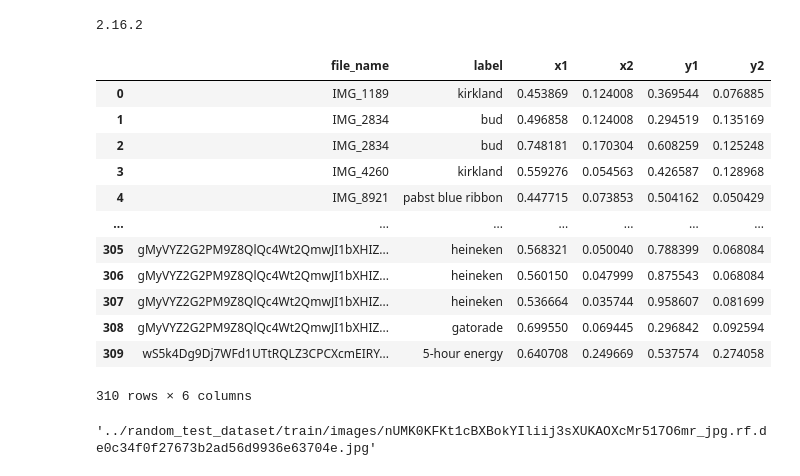
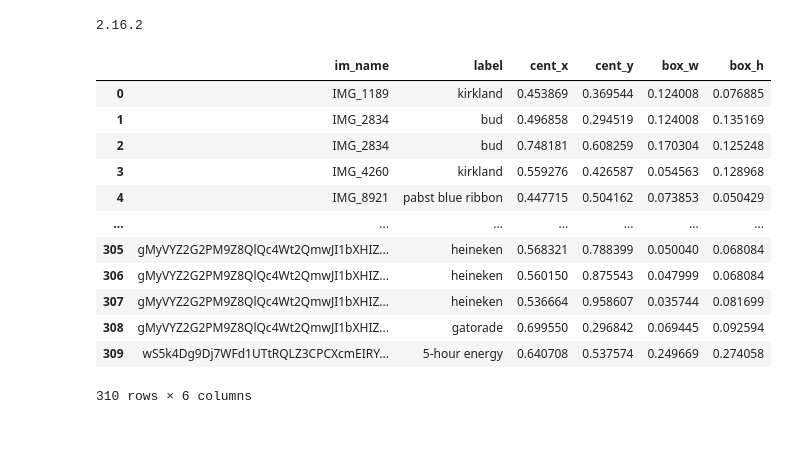
Before and after one commit to thriftypenguin/litter-imagery-brand-recognition, a Jupyter notebook: YOLO_EffNet/evaluate_the_model.ipynb, the cells around one changed output. Saved outputs shown, nothing was run; the diff lists cells and outputs as text; code cells hidden in the pictures; blank space fills up the shorter version.

```diff
--- a/YOLO_EffNet/evaluate_the_model.ipynb
+++ b/YOLO_EffNet/evaluate_the_model.ipynb
@@ -50,46 +50,46 @@ def bb_iou(boxA, boxB):
 test_lbls = ['5-hour energy', '99', 'AW', 'Acadia', 'Arizona Tea', 'Bang', 'Big Gulp', 'Bill Miller', 'Boulevard Brewing', 'Brisk', 'Bud', 'Budweiser', 'Burger King', 'Busch', 'Camel', 'Cheetos', 'Coca Cola', 'Coors', 'Corona', 'Dasani', 'Dasy', 'David', 'Deer Park', 'Dorritos', 'Dunkin Donuts', 'Evan Williams', 'Fanta', 'Fireball', 'Flow', 'Fruit Punch', 'Gatorade', 'GoGo', 'Google', 'Goya', 'Grace', 'Green Mountain', 'Heineken', 'Hersheys', 'Hill Country Fair', 'Icehouse Edge', 'Jarritos', 'Jim Beam', 'Kirkland', 'Kit Kat', 'Kool-Aid', 'La Yogurt', 'LaCroix', 'Lays', 'Lybbis', 'Marlboro', 'McDonalds', 'Mentos', 'Michelob', 'Miller', 'Milwakee Best Ice', 'MnM', 'Modelo', 'Monster', 'Mountain Dew', 'Natural Ice', 'New Amsterdam', 'Niagara', 'Oreo', 'Pabst Blue Ribbon', 'Pacifico', 'Pampers', 'Parliament', 'Peaceful Fruits', 'Perrier', 'Poland Spring', 'Popeyes', 'PurAqua', 'Redbull', 'Ross Ouzo', 'Sams Club', 'Samuel Adams', 'Sangria Senorial', 'Sanpple', 'Seven eleven', 'Shasta', 'Silver Falls', 'Slurpee', 'Smirnoff', 'Snickers', 'Sprite', 'Stella Artois', 'Turkey Hill', 'Twix', 'Two Ball', 'Vitamin', 'Welchs', 'Yoohoo']
 # %%
 label_path = '../random_test_dataset/train/labels'
-files = os.listdir(label_path)
+lbl_files = os.listdir(label_path)
 file_names = []
 labels = []
-lstX1 = []
-lstY1 = []
-lstX2 = []
-lstY2 = []
+lst_cent_x = []
+lst_cent_y = []
+lst_box_w = []
+lst_box_h = []
 
-for file in files:
+for file in lbl_files:
     file_name = file.split('_jpg')[0]
     with open(label_path + '/'+file, 'r') as label_file:
         for line in label_file:
-            idx, x1, y1, x2, y2 = line.split(' ')
-            lstX1.append(float(x1))
-            lstX2.append(float(x2))
-            lstY1.append(float(y1))
-            lstY2.append(float(y2))
+            idx, cent_x, cent_y, box_w, box_h = line.split(' ')
+            lst_cent_x.append(float(cent_x))
+            lst_cent_y.append(float(cent_y))
+            lst_box_w.append(float(box_w))
+            lst_box_h.append(float(box_h))
             labels.append(test_lbls[int(idx)].lower())
             file_names.append(file_name)
 
-test_labels_df = pd.DataFrame({'file_name':file_names,
+test_labels_df = pd.DataFrame({'im_name':file_names,
                                'label': labels,
-                                'x1': lstX1,
-                                'x2': lstX2,
-                                'y1': lstY1,
-                                'y2': lstY2,}, index = range(len(file_names)))
+                                'cent_x': lst_cent_x,
+                                'cent_y': lst_cent_y,
+                                'box_w': lst_box_w,
+                                'box_h': lst_box_h}, index = range(len(file_names)))
 test_labels_df
 # %% [output]
-|  | file_name | label | x1 | x2 | y1 | y2 |
-| 0 | IMG_1189 | kirkland | 0.453869 | 0.124008 | 0.369544 | 0.076885 |
-| 1 | IMG_2834 | bud | 0.496858 | 0.124008 | 0.294519 | 0.135169 |
-| 2 | IMG_2834 | bud | 0.748181 | 0.170304 | 0.608259 | 0.125248 |
-| 3 | IMG_4260 | kirkland | 0.559276 | 0.054563 | 0.426587 | 0.128968 |
-| 4 | IMG_8921 | pabst blue ribbon | 0.447715 | 0.073853 | 0.504162 | 0.050429 |
+|  | im_name | label | cent_x | cent_y | box_w | box_h |
+| 0 | IMG_1189 | kirkland | 0.453869 | 0.369544 | 0.124008 | 0.076885 |
+| 1 | IMG_2834 | bud | 0.496858 | 0.294519 | 0.124008 | 0.135169 |
+| 2 | IMG_2834 | bud | 0.748181 | 0.608259 | 0.170304 | 0.125248 |
+| 3 | IMG_4260 | kirkland | 0.559276 | 0.426587 | 0.054563 | 0.128968 |
+| 4 | IMG_8921 | pabst blue ribbon | 0.447715 | 0.504162 | 0.073853 | 0.050429 |
 | ... | ... | ... | ... | ... | ... | ... |
-| 305 | gMyVYZ2G2PM9Z8QlQc4Wt2QmwJI1bXHIZ... | heineken | 0.568321 | 0.050040 | 0.788399 | 0.068084 |
-| 306 | gMyVYZ2G2PM9Z8QlQc4Wt2QmwJI1bXHIZ... | heineken | 0.560150 | 0.047999 | 0.875543 | 0.068084 |
-| 307 | gMyVYZ2G2PM9Z8QlQc4Wt2QmwJI1bXHIZ... | heineken | 0.536664 | 0.035744 | 0.958607 | 0.081699 |
-| 308 | gMyVYZ2G2PM9Z8QlQc4Wt2QmwJI1bXHIZ... | gatorade | 0.699550 | 0.069445 | 0.296842 | 0.092594 |
-| 309 | wS5k4Dg9Dj7WFd1UTtRQLZ3CPCXcmEIRY... | 5-hour energy | 0.640708 | 0.249669 | 0.537574 | 0.274058 |
+| 305 | gMyVYZ2G2PM9Z8QlQc4Wt2QmwJI1bXHIZ... | heineken | 0.568321 | 0.788399 | 0.050040 | 0.068084 |
+| 306 | gMyVYZ2G2PM9Z8QlQc4Wt2QmwJI1bXHIZ... | heineken | 0.560150 | 0.875543 | 0.047999 | 0.068084 |
+| 307 | gMyVYZ2G2PM9Z8QlQc4Wt2QmwJI1bXHIZ... | heineken | 0.536664 | 0.958607 | 0.035744 | 0.081699 |
+| 308 | gMyVYZ2G2PM9Z8QlQc4Wt2QmwJI1bXHIZ... | gatorade | 0.699550 | 0.296842 | 0.069445 | 0.092594 |
+| 309 | wS5k4Dg9Dj7WFd1UTtRQLZ3CPCXcmEIRY... | 5-hour energy | 0.640708 | 0.537574 | 0.249669 | 0.274058 |
 310 rows × 6 columns
 # %%
 image_path = '../random_test_dataset/train/images'
@@ -107,5 +109 @@ detector = YOLO('./models/logo_detector.pt')
-# %%
-os.path.join(image_path, files[0])
-# %% [output]
-'../random_test_dataset/train/images/nUMK0KFKt1cBXBokYIliij3sXUKAOXcMr517O6mr_jpg.rf.de0c34f0f27673b2ad56d9936e63704e.jpg'
 # %%
```
Also changed, not shown: parts of 7 cells of this notebook, 1 other file.
